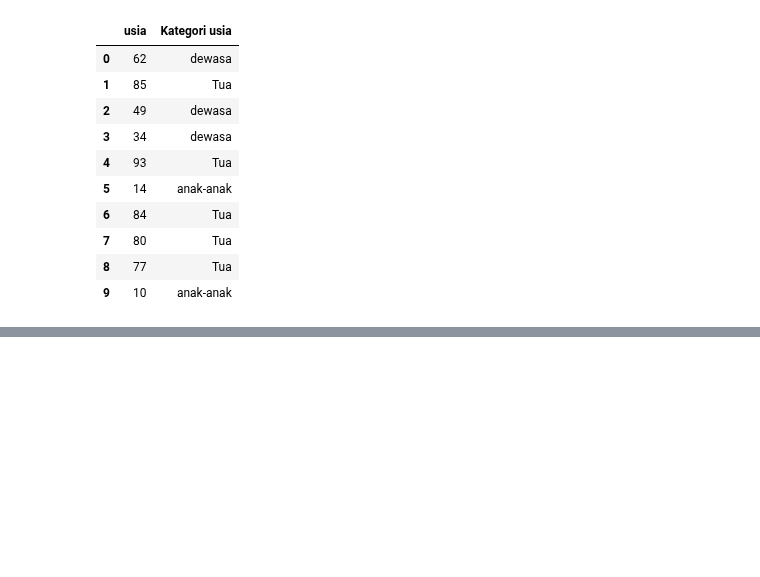
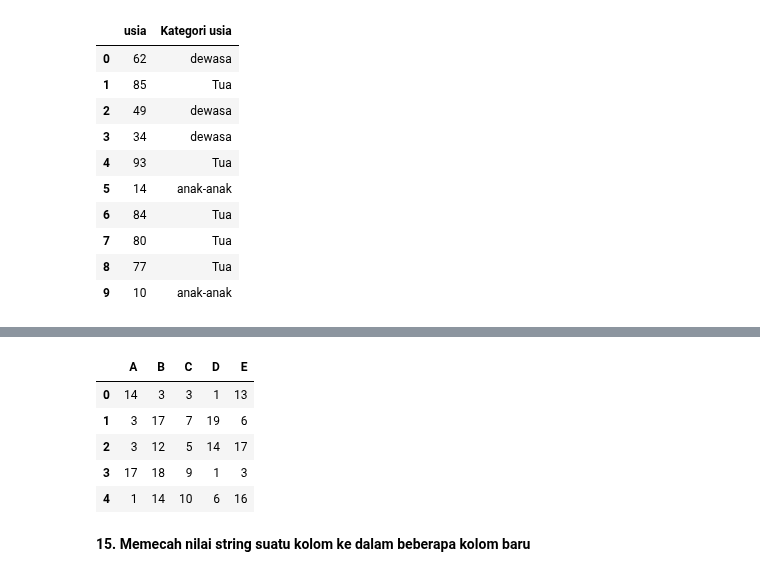
Before and after one commit to Edy-Mochamad/Learn-jupyter-notebook, a Jupyter notebook: pandas.ipynb, the cells around one changed output, grey strips where cells are left out. Drawn from its saved outputs; the diff is of its cells as text; code cells hidden in the pictures; blank space fills up the shorter version.

```diff
--- a/pandas.ipynb
+++ b/pandas.ipynb
@@ -642,0 +683,15 @@ df
+# %%
+#pada penggunaan 'outer' akan menggabungkan kedua data frame namun akan menghapus data yang duplikasi
+#ini yang sering digunakan pada real job.
+
+df_outer = pd.merge(df1, df2, how = 'outer')
+df_outer
+# %% [output]
+|  | A | B | C | D | E |
+| 0 | 14 | 3 | 3 | 1 | 13 |
+| 1 | 3 | 17 | 7 | 19 | 6 |
+| 2 | 3 | 12 | 5 | 14 | 17 |
+| 3 | 17 | 18 | 9 | 1 | 3 |
+| 4 | 1 | 14 | 10 | 6 | 16 |
+# %% [markdown]
+**15. Memecah nilai string suatu kolom ke dalam beberapa kolom baru**
```
Also changed, not shown: parts of 5 cells of this notebook.
